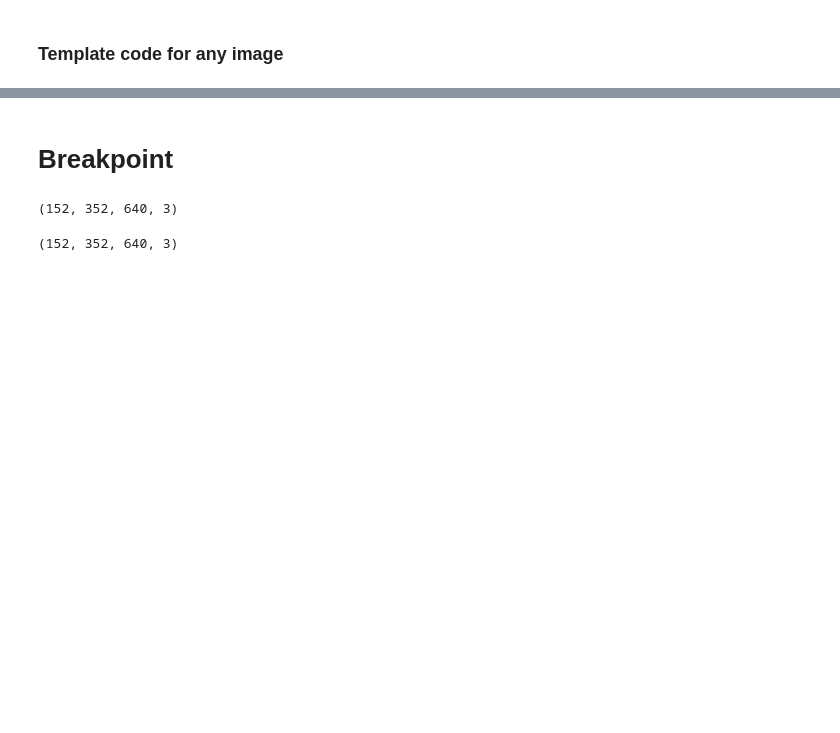
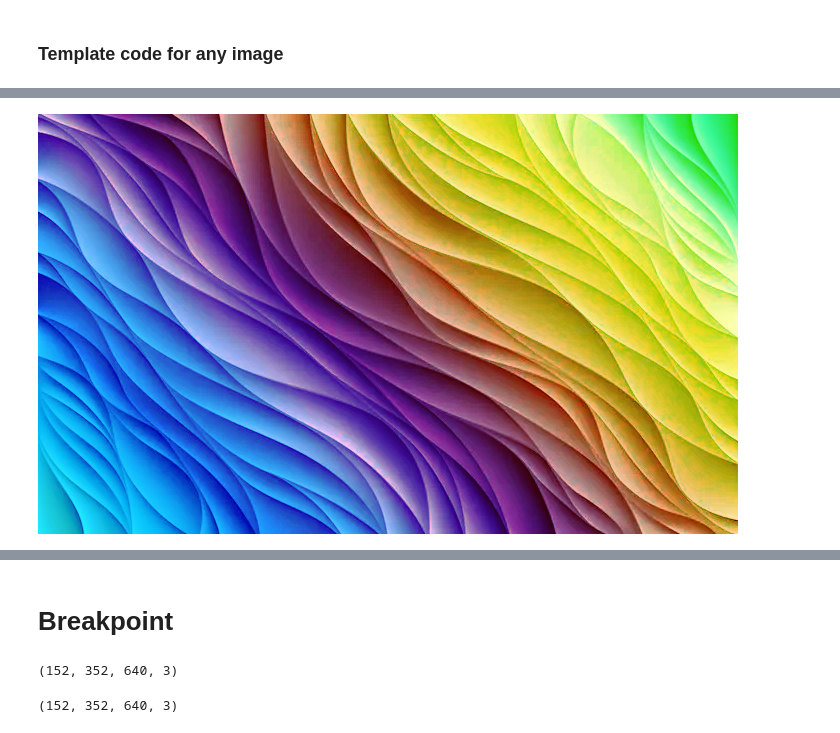
Before and after one commit to Computer-Vision-IIITH-2021/project-rc-squad, a Jupyter notebook: CV_PROJECT.ipynb, the cells around one changed output, grey strips where cells are left out. Drawn from its saved outputs; the diff is of its cells as text; code cells hidden in the pictures; blank space fills up the shorter version.

```diff
--- a/CV_PROJECT.ipynb
+++ b/CV_PROJECT.ipynb
@@ -211,0 +213,42 @@ kernel initialized with dim:  (15, 15)
+# %%
+#for 1 channel
+def equalize_histogram(image):
+    image_hist = np.zeros(256)
+    #freq = np.zeros(256)
+    image_flattened = image.flatten()
+
+    #for i in range(256):
+    #    freq[i] = (image==i).sum()
+
+    for pix in image:
+        image_hist[pix] += 1
+
+    cum_sum = np.cumsum(image_hist)
+    norm = (cum_sum - cum_sum.min())
+    n = cum_sum.max() - cum_sum.min()
+    uniform_norm = (norm * 255) / n
+    uniform_norm = uniform_norm.astype('int')
+
+    image_eq = uniform_norm[image_flattened]
+    image_eq = np.reshape(image_eq, image.shape)
+
+    return image_eq
+# %%
+def contrast_enhance(image_src, gray_scale=False):
+    if not gray_scale:
+        ch_list = []
+        for i in range(3):
+            ch_image = image_src[:, :, i]
+            ch_image_eq = equalize_histogram(ch_image)
+            ch_list.append(ch_image_eq)
+
+        image_eq = np.dstack(ch_list)
+    return image_eq
+# %%
+imgpath = "normal2.jpeg"
+image = cv2.imread(imgpath)
+enh_img = contrast_enhance(image)
+
+cv2_imshow(enh_img)
+# %% [output]
+[figure, added]
```
Also changed, not shown: parts of 12 cells of this notebook.
